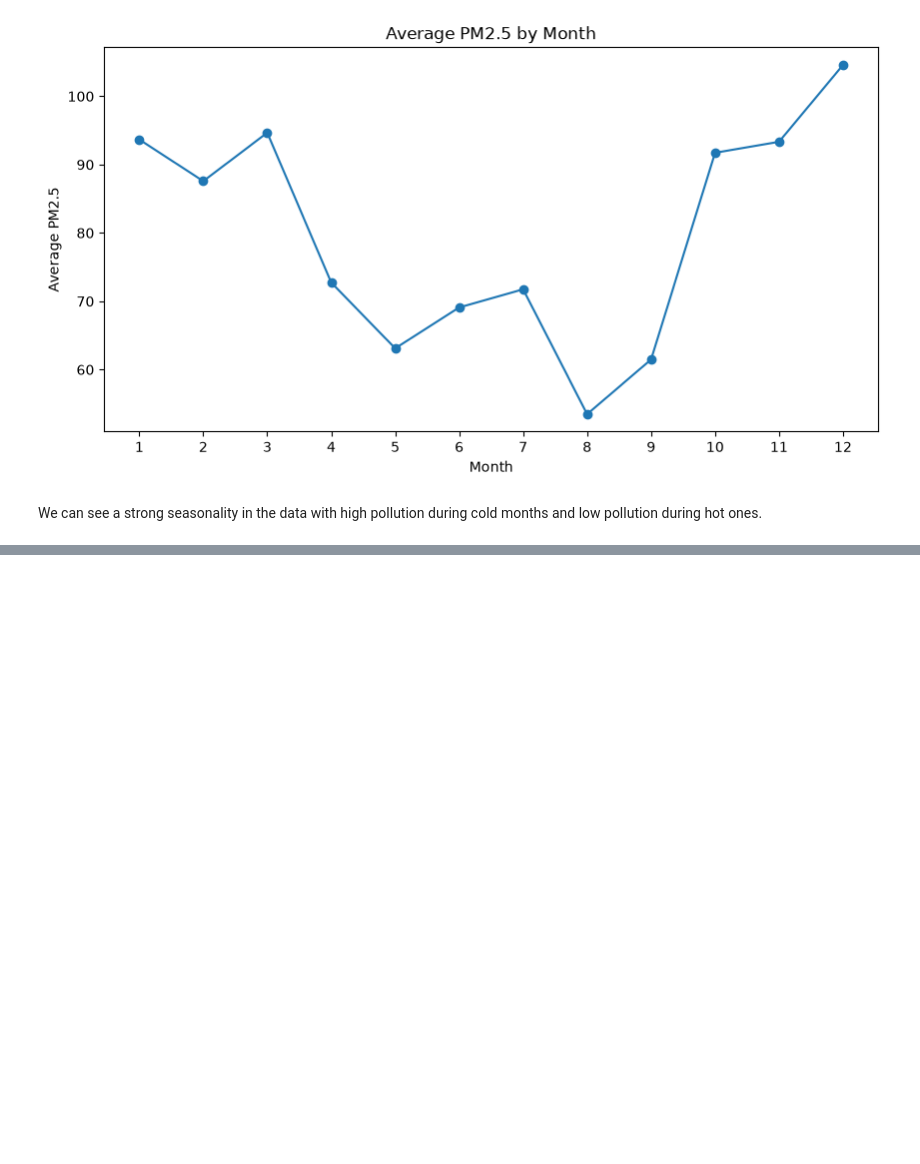
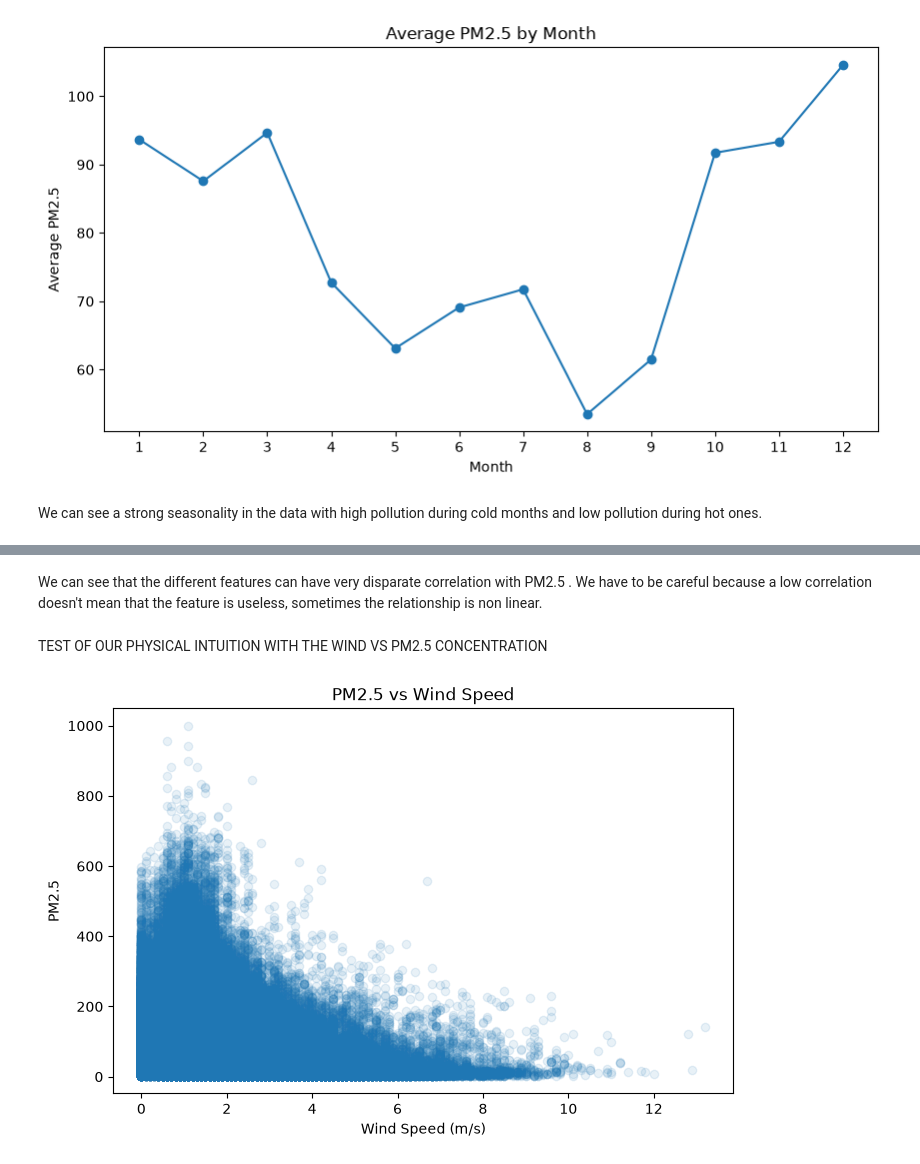
Before and after one commit to challandenathan/air-quality-prediction, a Jupyter notebook: notebooks/exploration.ipynb, the cells around one changed output, grey strips where cells are left out. Saved outputs shown, nothing was run; the diff lists cells and outputs as text; code cells hidden in the pictures; blank space fills up the shorter version.

```diff
--- a/notebooks/exploration.ipynb
+++ b/notebooks/exploration.ipynb
@@ -206,0 +241,20 @@ We can see a strong seasonality in the data with high pollution during cold mont
+# %% [markdown]
+We can see that the different features can have very disparate correlation with PM2.5 . We have to be careful because a low correlation doesn't mean that the feature is useless, sometimes the relationship is non linear.
+# %% [markdown]
+TEST OF OUR PHYSICAL INTUITION WITH THE WIND VS PM2.5 CONCENTRATION
+# %%
+plt.figure(figsize=(8, 5))
+
+plt.scatter(
+    df["WSPM"],
+    df["PM2.5"],
+    alpha=0.1
+)
+
+plt.xlabel("Wind Speed (m/s)")
+plt.ylabel("PM2.5")
+plt.title("PM2.5 vs Wind Speed")
+
+plt.show()
+# %% [output]
+[figure, added]
```
Also changed, not shown: parts of 7 cells of this notebook.
